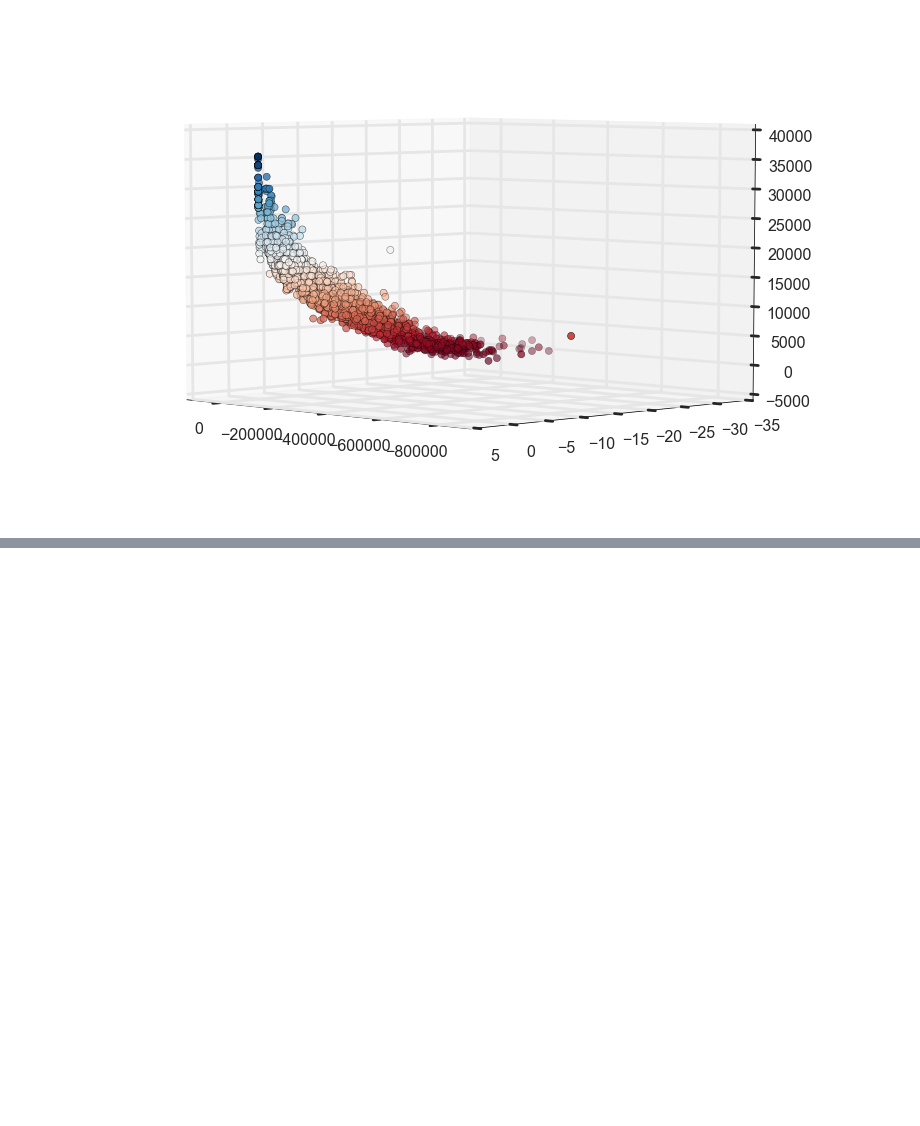
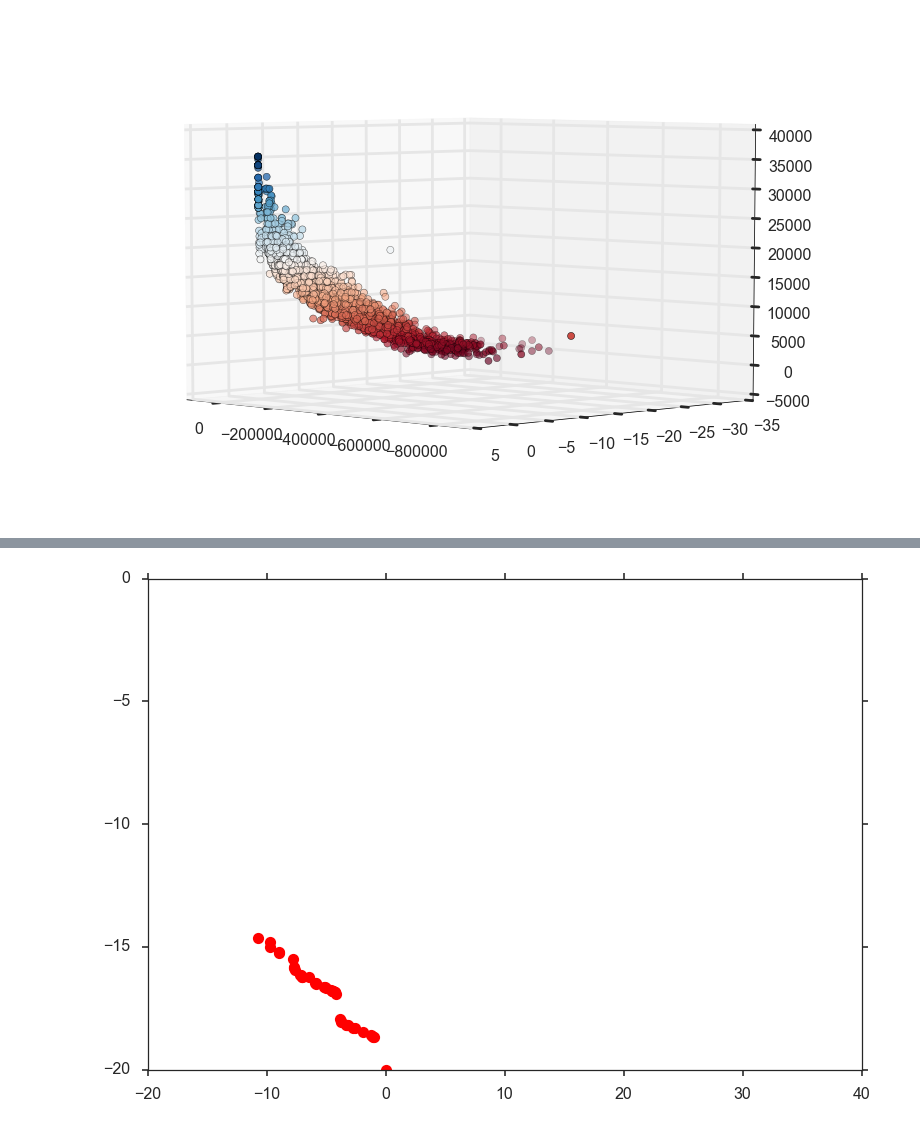
Before and after one commit to epkuznetsova/capstone_project_carsales, a Jupyter notebook: test_version/test.ipynb, the cells around one changed output, grey strips where cells are left out. Saved outputs shown, nothing was run; the diff lists cells and outputs as text; code cells hidden in the pictures; blank space fills up the shorter version.

Commit message:
simple genetic algorithm

```diff
--- a/test_version/test.ipynb
+++ b/test_version/test.ipynb
@@ -463,0 +572,28 @@ plt.show()
+# %%
+#!/usr/bin/env python
+""" An illustration of using the NSGA-II multi-objective optimization algorithm
+on a simple standard benchmark function. """
+
+__author__ = 'Tom Schaul, tom@idsia.ch'
+
+from pybrain.optimization import MultiObjectiveGA
+from pybrain.rl.environments.functions.multiobjective import KurBenchmark
+import pylab
+from scipy import zeros
+
+# The benchmark function
+f = KurBenchmark()
+
+# start at the origin
+x0 = zeros(f.indim)
+
+# the optimization for a maximum of 25 generations
+n = MultiObjectiveGA(f, x0, storeAllEvaluations = True)
+n.learn(25)
+
+# plotting the results (blue = all evaluated points, red = resulting pareto front)
+for x in n._allEvaluations: pylab.plot([x[1]], [x[0]], 'b+')
+for x in n.bestEvaluation: pylab.plot([x[1]], [x[0]], 'ro')
+pylab.show()
+# %% [output]
+[figure, added]
```
Also changed, not shown: parts of 7 cells of this notebook.
